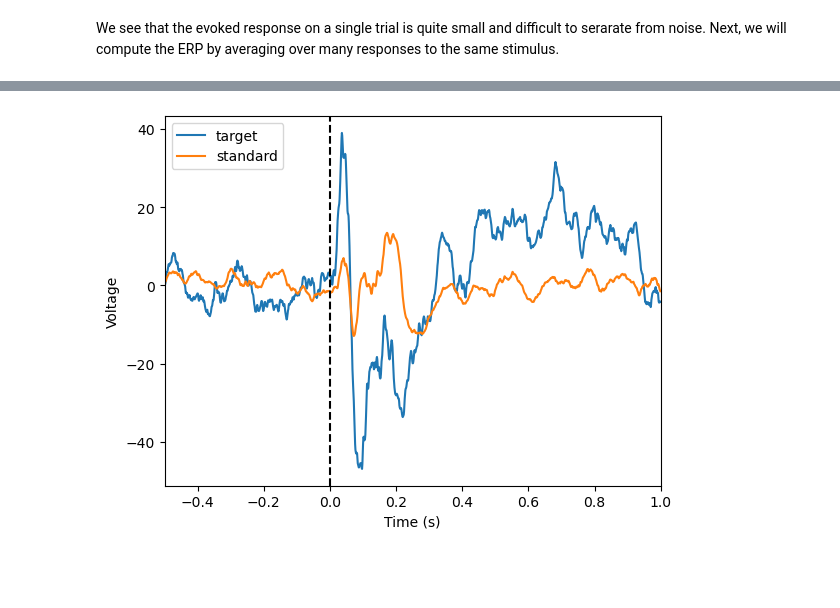
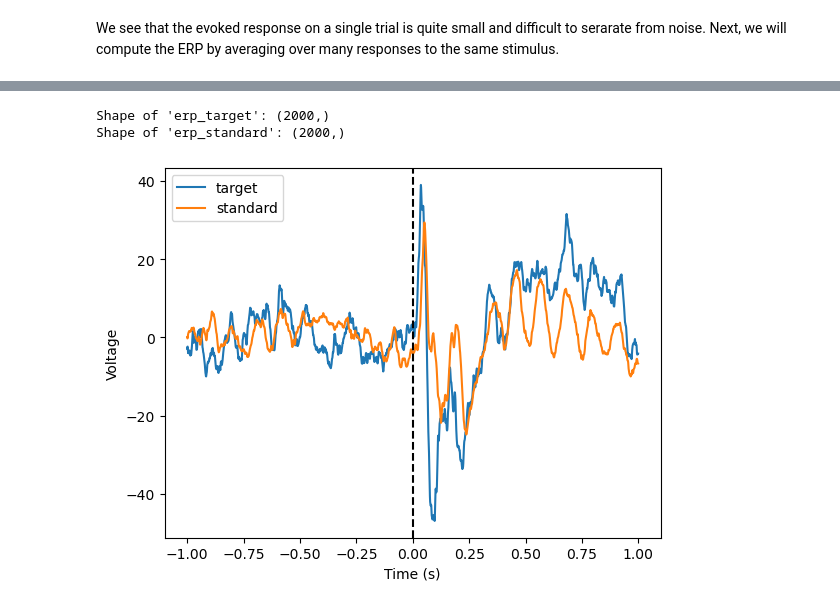
Before and after one commit to mwprestonjr/ephys_workshop, a Jupyter notebook: notebooks/electrophysiology_intro.ipynb, the cells around one changed output, grey strips where cells are left out. Cells and saved outputs as stored; diff of their text form; code cells hidden in the pictures; blank space fills up the shorter version.

```diff
--- a/notebooks/electrophysiology_intro.ipynb
+++ b/notebooks/electrophysiology_intro.ipynb
@@ -55,0 +28,18 @@ Target detection task design: The subject sequentially views a series of visual
+# %%
+# Here we load the example dataset. This dataset contains an intracranial EEG
+# recording (one channel) from a subject engaged in a target detection task.
+
+# Use scipy to load dataset (dictionary containing experimental data)
+data_in = sio.loadmat('data/ecog_data.mat', squeeze_me=True)
+
+# Assign neural and behavioral data arrays to variables
+eeg = data_in['data'] # Neural data from one channel (voltage v. time)
+standard_stim = data_in['sta'] # Time index of standard stimuli events
+target_stim = data_in['tar'] # Time index of target stimuli event
+response = data_in['resp'] # Time index of behavioral responses
+
+# print dataset details
+print(f"N EEG data points: {len(eeg)}")
+print(f"N standard stimuli: {len(standard_stim)}")
+print(f"N target stimuli: {len(target_stim)}")
+print(f"N response times: {len(response)}")
@@ -119,16 +166,18 @@ We see that the evoked response on a single trial is quite small and difficult t
 # initialize matrix to store response to each stimuli
 n_samples = time_window * 2
 evoked_responses = np.zeros([len(target_stim), n_samples])
+print(f"Shape of 'evoked_responses': {evoked_responses.shape}")
 
 # loop through each stimulus and store response
 for ii, idx_stim in enumerate(target_stim):
     idx_stim = target_stim[ii] # get index of current stimuli
     idx_start = idx_stim - time_window
     idx_end =  idx_stim + time_window
-    evoked_responses[ii] = data[idx_start : idx_end] # get ERP response to current target stimuli and store
+    evoked_responses[ii] = eeg[idx_start : idx_end] # get ERP response to current target stimuli and store
 
 # average response across trials
 erp = np.mean(evoked_responses, axis=0)
+print(f"Shape of 'erp': {erp.shape}")
 
 # plot individual responses and mean ERP
 erp_time = (np.arange(len(erp))/fs) - (time_window/fs) # define time vector
@@ -140,12 +189,11 @@ plt.ylabel('Voltage')
 plt.legend()
 plt.show()
 
-# plot ERP - zoom in on response
+# plot ERP
 plt.figure()
 plt.plot(erp_time, erp) # plot ERP
 plt.axvline(0, linestyle='--', color='k') # draw vertical line at stimulus time
 plt.xlabel('Time (s)')
 plt.ylabel('Voltage')
-plt.xlim([-0.5, 1])
 plt.show()
 # %% [output]
@@ -154,29 +242,24 @@ plt.show()
 # %%
 # compare ERP of target and response stimulus
 
-# rename
-erp_target = erp
+# compute ERP for target and standard stimuli
+erp_target = compute_erp(eeg, target_stim, time_window)
+erp_standard = compute_erp(eeg, standard_stim, time_window)
 
-# loop through each stimulus and store response
-evoked_responses = np.zeros([len(standard_stim), n_samples])
-for ii, idx_stim in enumerate(target_stim):
-    idx_stim = standard_stim[ii] # get index of current stimuli
-    idx_start = idx_stim - time_window
-    idx_end =  idx_stim + time_window
-    evoked_responses[ii] = data[idx_start : idx_end] # get ERP response to current target stimuli and store
-
-# average response across trials
-erp_standard = np.mean(evoked_responses, axis=0)
+# print shapes of ERP arrays
+print(f"Shape of 'erp_target': {erp_target.shape}")
+print(f"Shape of 'erp_standard': {erp_standard.shape}")
 
 # plot ERPs
 plt.figure()
 plt.plot(erp_time, erp_target, label='target') # plot ERP for target stimulus
 plt.plot(erp_time, erp_standard, label='standard') # plot ERP for standard stimulus
 plt.axvline(0, linestyle='--', color='k') # draw vertical line at stimulus time
 plt.xlabel('Time (s)')
 plt.ylabel('Voltage')
-plt.xlim([-0.5, 1])
 plt.legend()
 plt.show()
 # %% [output]
+Shape of 'erp_target': (2000,)
+Shape of 'erp_standard': (2000,)
-[figure, old version]
+[figure, new version]
```
Also changed, not shown: parts of 14 cells of this notebook.
